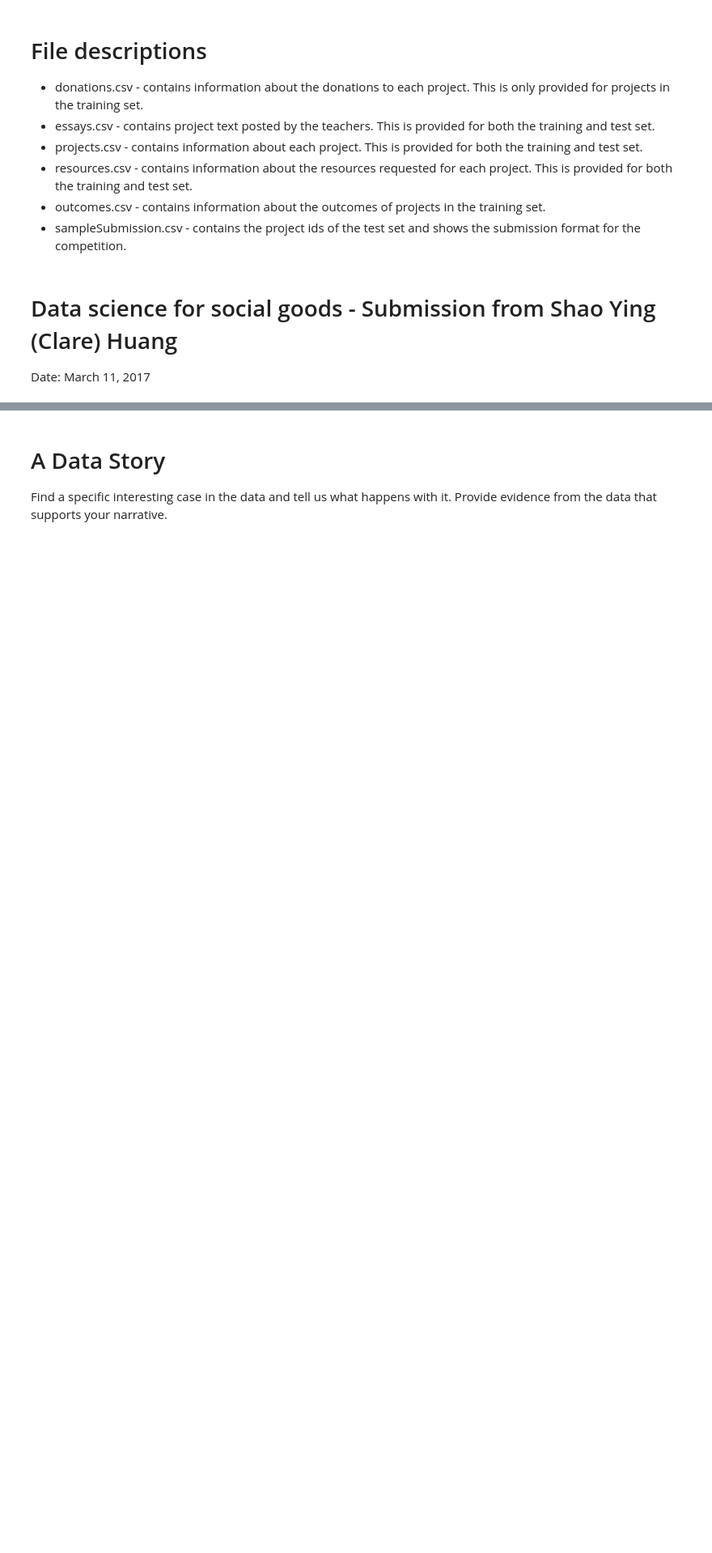
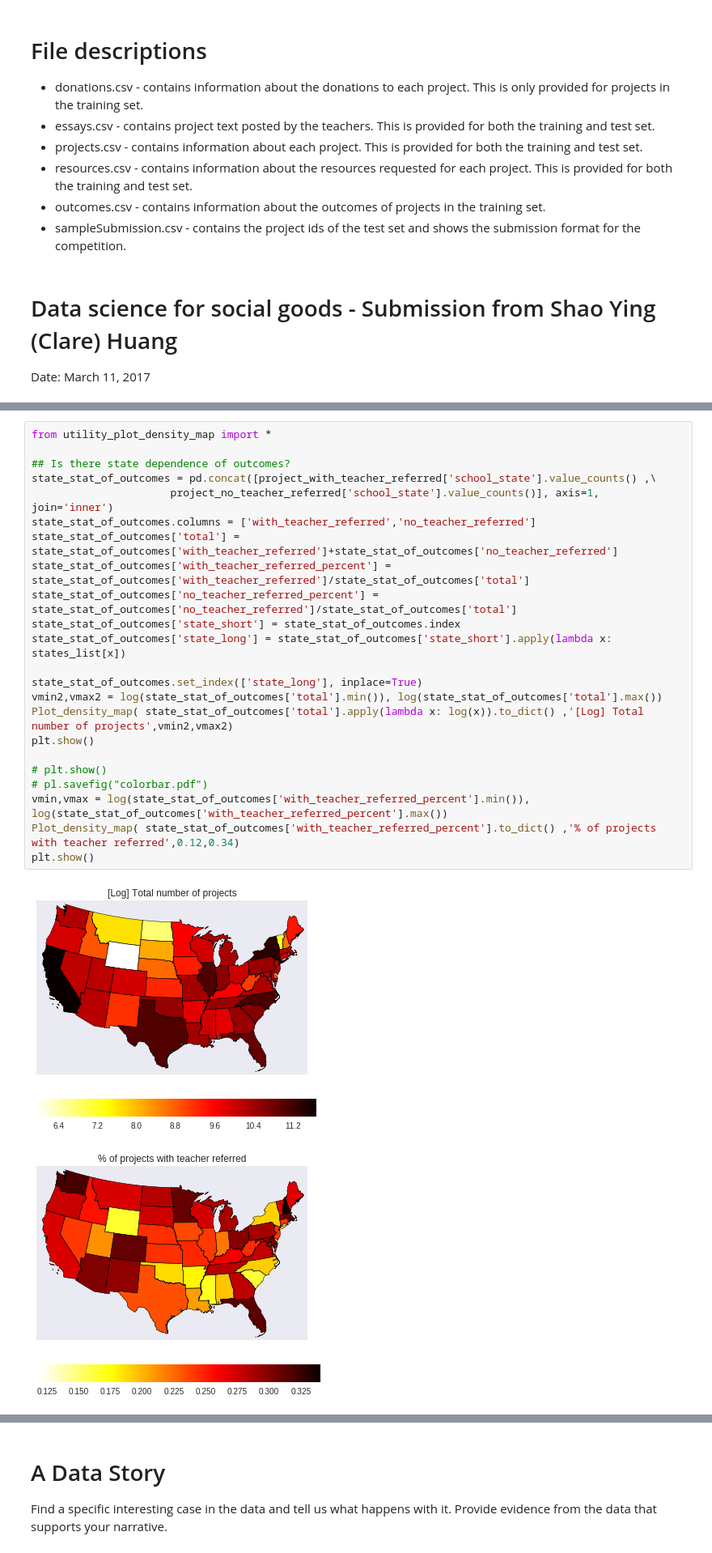
Before and after one commit to csyhuang/DSaPP_RA_Project, a Jupyter notebook: Predicting-Excitement-csyhuang.ipynb, the cells around one changed output, grey strips where cells are left out. Shown: that part at 81% size. Cells and saved outputs as stored; diff of their text form; blank space fills up the shorter version.

```diff
--- a/Predicting-Excitement-csyhuang.ipynb
+++ b/Predicting-Excitement-csyhuang.ipynb
@@ -96 +120,29 @@ plt.xlabel('great_messages_proportion')
+# %%
+from utility_plot_density_map import *
+
+## Is there state dependence of outcomes?
+state_stat_of_outcomes = pd.concat([project_with_teacher_referred['school_state'].value_counts() ,\
+                      project_no_teacher_referred['school_state'].value_counts()], axis=1, join='inner')
+state_stat_of_outcomes.columns = ['with_teacher_referred','no_teacher_referred']
+state_stat_of_outcomes['total'] = state_stat_of_outcomes['with_teacher_referred']+state_stat_of_outcomes['no_teacher_referred']
+state_stat_of_outcomes['with_teacher_referred_percent'] = state_stat_of_outcomes['with_teacher_referred']/state_stat_of_outcomes['total']
+state_stat_of_outcomes['no_teacher_referred_percent'] = state_stat_of_outcomes['no_teacher_referred']/state_stat_of_outcomes['total']
+state_stat_of_outcomes['state_short'] = state_stat_of_outcomes.index
+state_stat_of_outcomes['state_long'] = state_stat_of_outcomes['state_short'].apply(lambda x: states_list[x])
+
+state_stat_of_outcomes.set_index(['state_long'], inplace=True)
+vmin2,vmax2 = log(state_stat_of_outcomes['total'].min()), log(state_stat_of_outcomes['total'].max())
+Plot_density_map( state_stat_of_outcomes['total'].apply(lambda x: log(x)).to_dict() ,'[Log] Total number of projects',vmin2,vmax2)
+plt.show()
+
+# plt.show()
+# pl.savefig("colorbar.pdf")
+vmin,vmax = log(state_stat_of_outcomes['with_teacher_referred_percent'].min()), log(state_stat_of_outcomes['with_teacher_referred_percent'].max())
+Plot_density_map( state_stat_of_outcomes['with_teacher_referred_percent'].to_dict() ,'% of projects with teacher referred',0.12,0.34)
+plt.show()
+# %% [output]
+[figure, added]
+[figure, added]
+[figure, added]
+[figure, added]
 # %%
```
Also changed, not shown: parts of 30 cells of this notebook, 1 other file.
